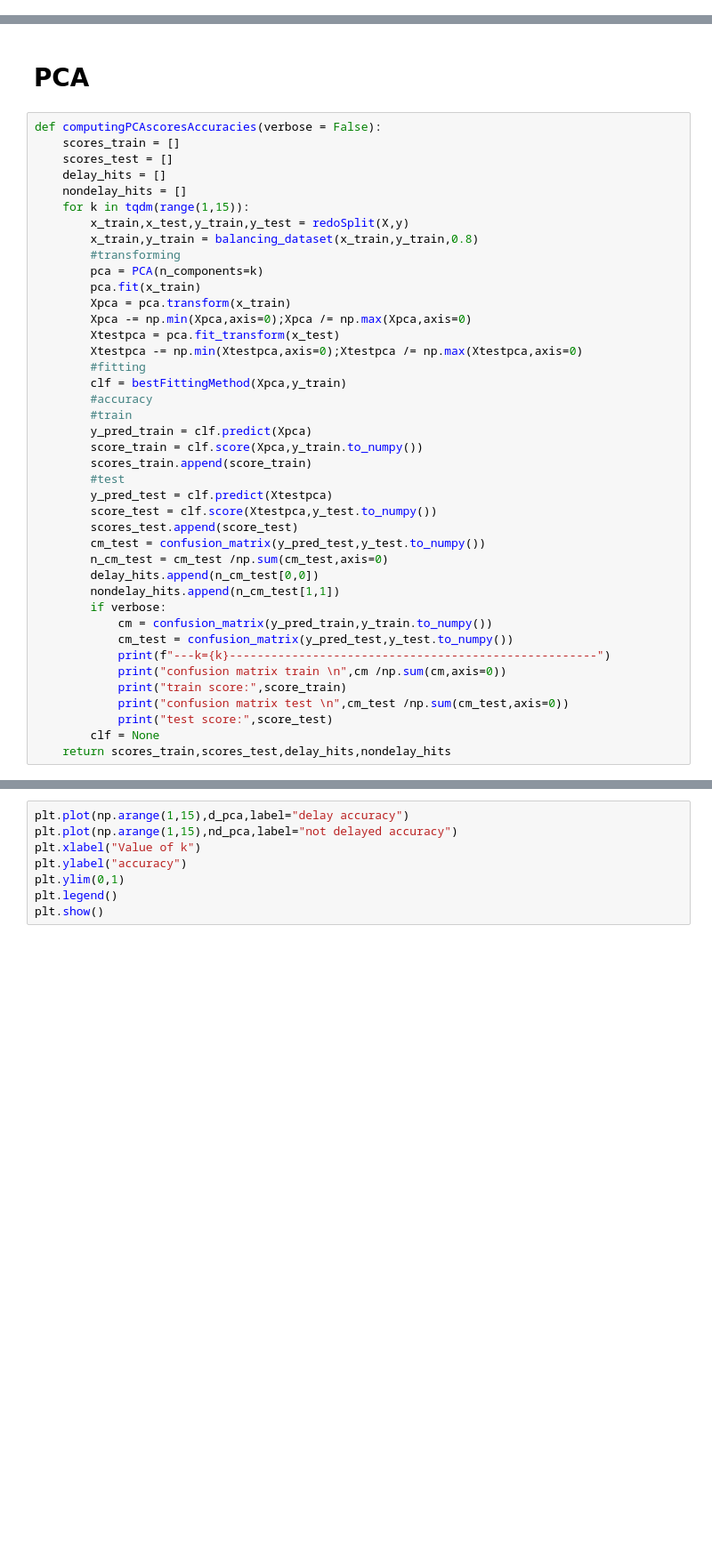
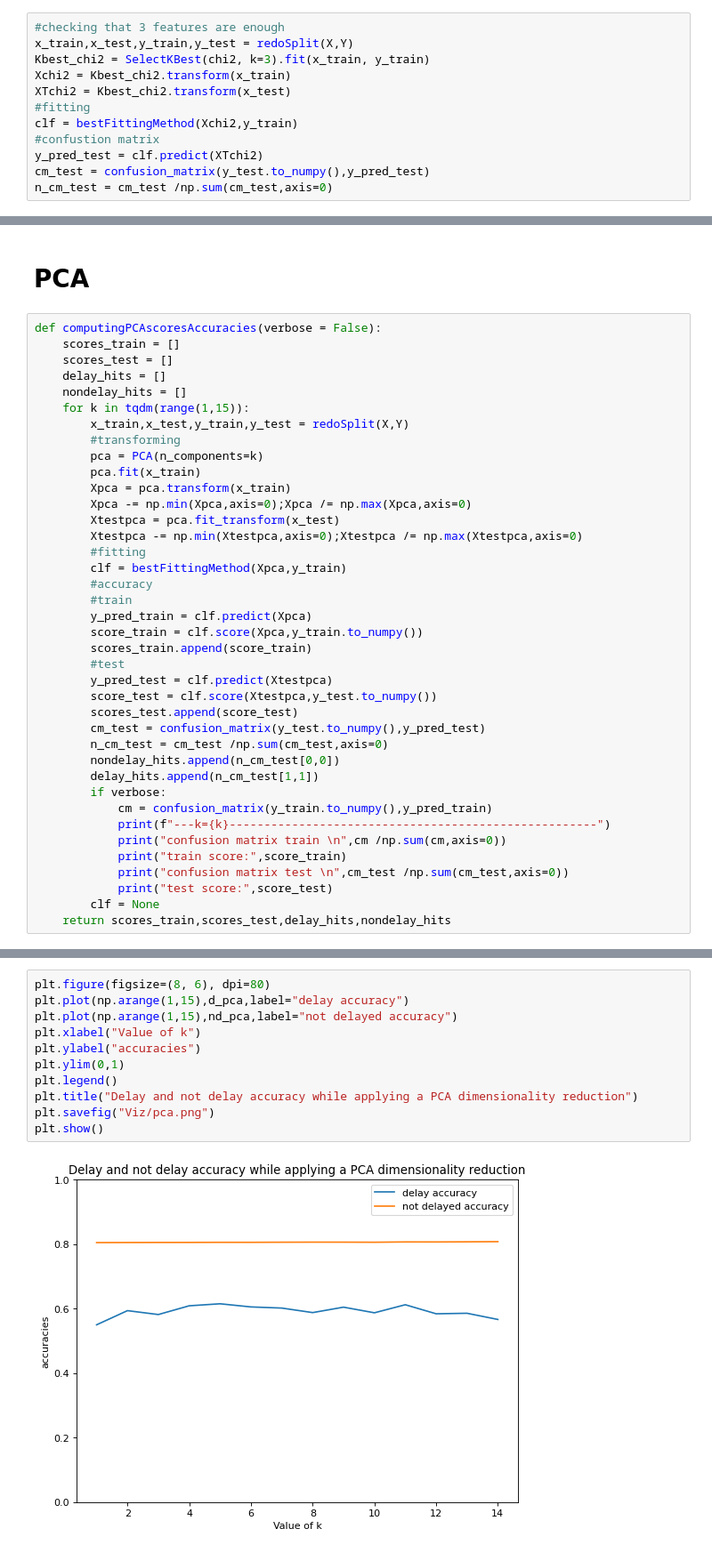
Before and after one commit to mammadov7/Large-Dataset-Mining, a Jupyter notebook: featureselection.ipynb, the cells around one changed output, grey strips where cells are left out. Shown at 89% size. Saved outputs shown, nothing was run; the diff lists cells and outputs as text; blank space fills up the shorter version.

```diff
--- a/featureselection.ipynb
+++ b/featureselection.ipynb
@@ -215,0 +515,12 @@ plt.show()
+# %%
+#checking that 3 features are enough
+x_train,x_test,y_train,y_test = redoSplit(X,Y)
+Kbest_chi2 = SelectKBest(chi2, k=3).fit(x_train, y_train)
+Xchi2 = Kbest_chi2.transform(x_train)
+XTchi2 = Kbest_chi2.transform(x_test)
+#fitting
+clf = bestFittingMethod(Xchi2,y_train)
+#confustion matrix
+y_pred_test = clf.predict(XTchi2)
+cm_test = confusion_matrix(y_test.to_numpy(),y_pred_test)
+n_cm_test = cm_test /np.sum(cm_test,axis=0)
@@ -228,8 +572,7 @@ def computingPCAscoresAccuracies(verbose = False):
     delay_hits = []
     nondelay_hits = []
     for k in tqdm(range(1,15)):
-        x_train,x_test,y_train,y_test = redoSplit(X,y)
-        x_train,y_train = balancing_dataset(x_train,y_train,0.8)
+        x_train,x_test,y_train,y_test = redoSplit(X,Y)
         #transforming
         pca = PCA(n_components=k)
         pca.fit(x_train)
@@ -248,13 +591,12 @@ def computingPCAscoresAccuracies(verbose = False):
         y_pred_test = clf.predict(Xtestpca)
         score_test = clf.score(Xtestpca,y_test.to_numpy())
         scores_test.append(score_test)
-        cm_test = confusion_matrix(y_pred_test,y_test.to_numpy())
+        cm_test = confusion_matrix(y_test.to_numpy(),y_pred_test)
         n_cm_test = cm_test /np.sum(cm_test,axis=0)
-        delay_hits.append(n_cm_test[0,0])
-        nondelay_hits.append(n_cm_test[1,1])
+        nondelay_hits.append(n_cm_test[0,0])
+        delay_hits.append(n_cm_test[1,1])
         if verbose:
-            cm = confusion_matrix(y_pred_train,y_train.to_numpy())
-            cm_test = confusion_matrix(y_pred_test,y_test.to_numpy())
+            cm = confusion_matrix(y_train.to_numpy(),y_pred_train)
             print(f"---k={k}-----------------------------------------------------")
             print("confusion matrix train \n",cm /np.sum(cm,axis=0))
             print("train score:",score_train)
@@ -267,8 +719,13 @@ pcaScoresTrain,pcaScoresTest,d_pca,nd_pca = computingPCAscoresAccuracies(verbose
 # %%
+plt.figure(figsize=(8, 6), dpi=80)
 plt.plot(np.arange(1,15),d_pca,label="delay accuracy")
 plt.plot(np.arange(1,15),nd_pca,label="not delayed accuracy")
 plt.xlabel("Value of k")
-plt.ylabel("accuracy")
+plt.ylabel("accuracies")
 plt.ylim(0,1)
 plt.legend()
+plt.title("Delay and not delay accuracy while applying a PCA dimensionality reduction")
+plt.savefig("Viz/pca.png")
 plt.show()
+# %% [output]
+[figure, added]
```
Also changed, not shown: parts of 24 cells of this notebook.
